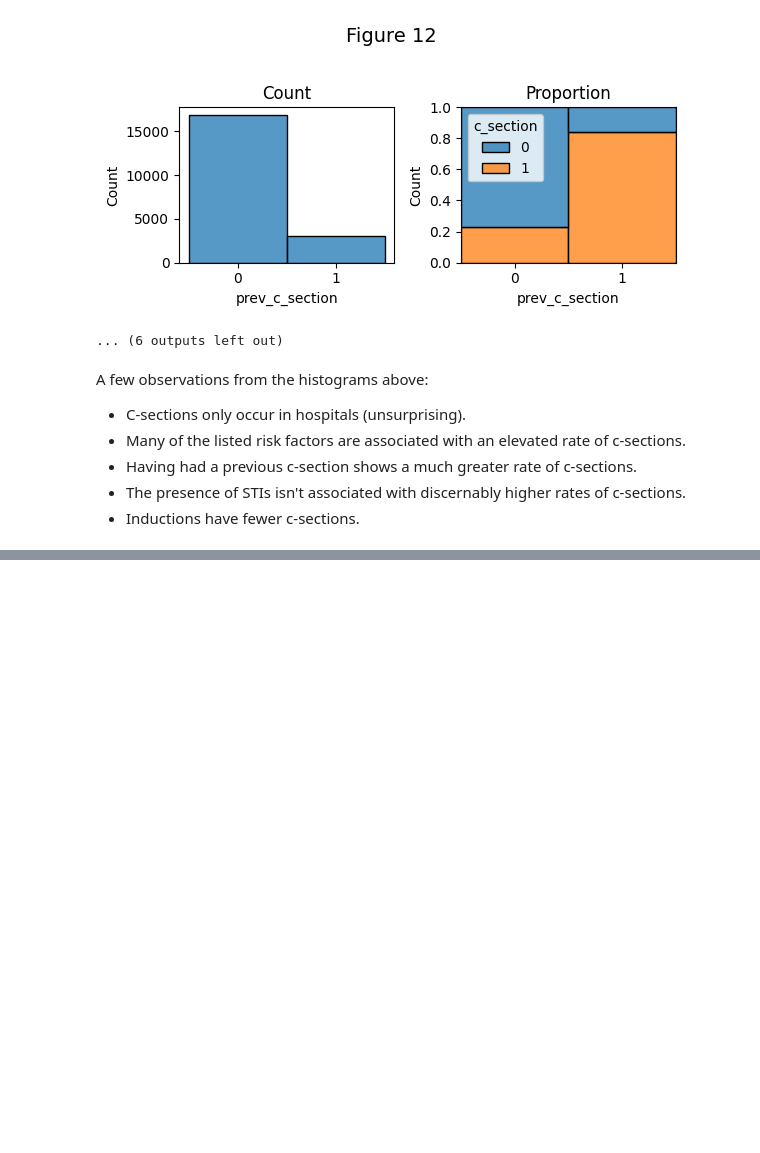
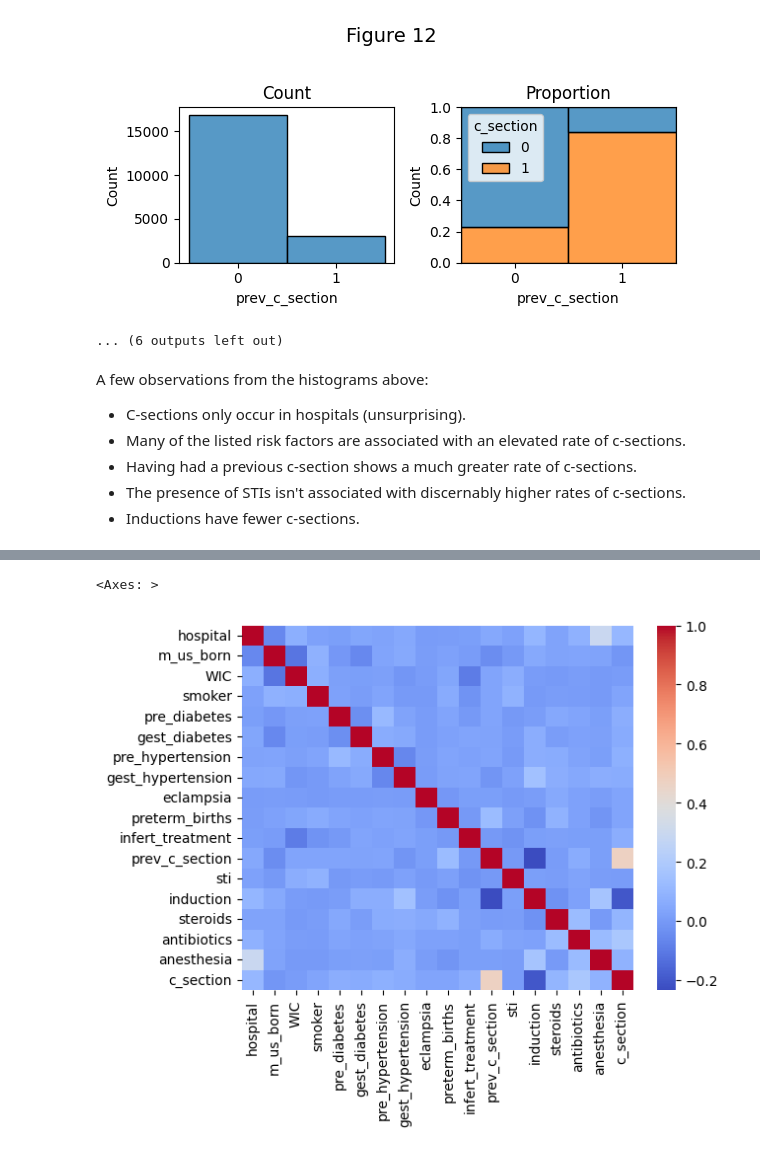
Before and after one commit to austin-maison/cdc-birth-predictor, a Jupyter notebook: notebooks/02-analysis.ipynb, the cells around one changed output, grey strips where cells are left out. Drawn from its saved outputs; the diff is of its cells as text; code cells hidden in the pictures; blank space fills up the shorter version.

```diff
--- a/notebooks/02-analysis.ipynb
+++ b/notebooks/02-analysis.ipynb
@@ -163,0 +169,13 @@ sns.heatmap(df_sample[num_cols].corr(),annot=True)
+# %%
+# Matthews correlation coefficient for the binary variables
+mcc_matrix = pd.DataFrame(index=cat_cols, columns=cat_cols, dtype=float)
+
+for col1 in cat_cols:
+    for col2 in cat_cols:
+        mcc = matthews_corrcoef(df_sample[col1], df_sample[col2])
+        mcc_matrix.loc[col1, col2] = mcc
+# %%
+sns.heatmap(mcc_matrix, cmap='coolwarm')
+# %% [output]
+<Axes: >
+[figure, added]
```
Also changed, not shown: parts of 7 cells of this notebook.
